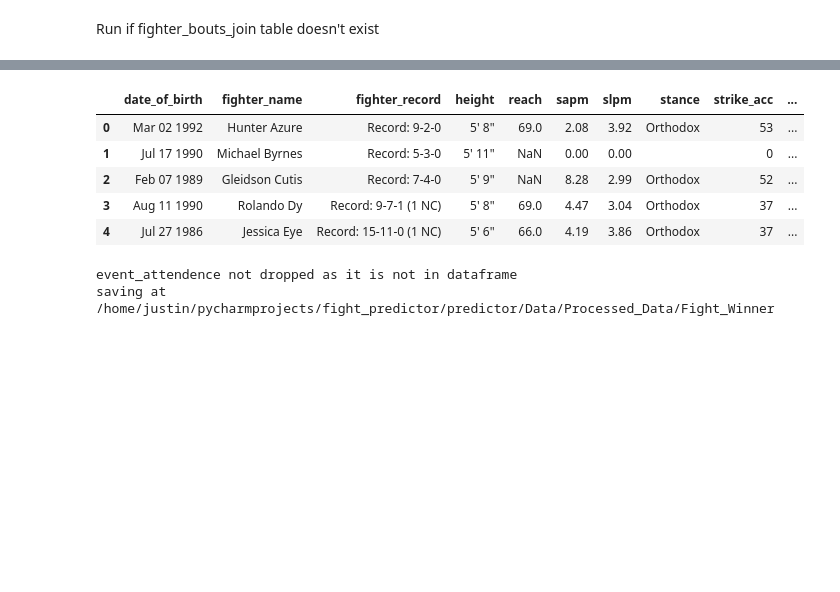
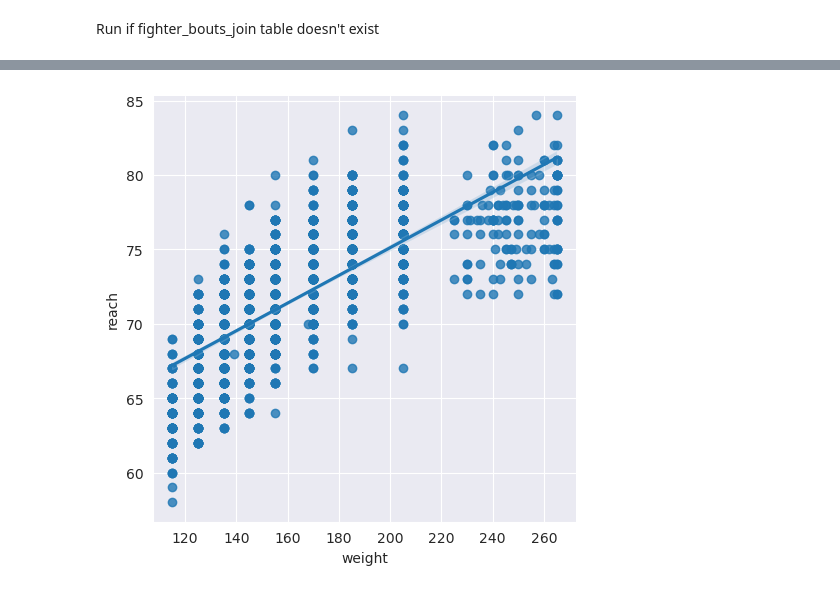
Before and after one commit to shere-khan/fight_predictor, a Jupyter notebook: predictor/Notebooks/Untitled.ipynb, the cells around one changed output, grey strips where cells are left out. Cells and saved outputs as stored; diff of their text form; code cells hidden in the pictures; blank space fills up the shorter version.

```diff
--- a/predictor/Notebooks/Untitled.ipynb
+++ b/predictor/Notebooks/Untitled.ipynb
@@ -40,6 +60,6 @@ Run if fighter_bouts_join table doesn't exist
 
 #fbjdb.to_csv(data_dir / "fighter_bouts_joined.csv")
 # %%
-fightersdb = pd.read_sql_query("SELECT * FROM fighters", cnx)
-boutsdb = pd.read_sql_query("SELECT * FROM bouts", cnx)
-fbjdb = pd.read_sql_query("SELECT * FROM fighter_bouts_joined", cnx)
+fdf = pd.read_sql_query("SELECT * FROM fighters", cnx)
+bdf = pd.read_sql_query("SELECT * FROM bouts", cnx)
+fbdf = pd.read_sql_query("SELECT * FROM fighter_bouts_joined", cnx)
@@ -81,9 +65,0 @@ boutsdb.head()
-# %%
-fightersdb.head()
-# %% [output]
-|  | date_of_birth | fighter_name | fighter_record | height | reach | sapm | slpm | stance | strike_acc | ... |
-| 0 | Mar 02 1992 | Hunter Azure | Record: 9-2-0 | 5' 8" | 69.0 | 2.08 | 3.92 | Orthodox | 53 | ... |
-| 1 | Jul 17 1990 | Michael Byrnes | Record: 5-3-0 | 5' 11" | NaN | 0.00 | 0.00 |  | 0 | ... |
-| 2 | Feb 07 1989 | Gleidson Cutis | Record: 7-4-0 | 5' 9" | NaN | 8.28 | 2.99 | Orthodox | 52 | ... |
-| 3 | Aug 11 1990 | Rolando Dy | Record: 9-7-1 (1 NC) | 5' 8" | 69.0 | 4.47 | 3.04 | Orthodox | 37 | ... |
-| 4 | Jul 27 1986 | Jessica Eye | Record: 15-11-0 (1 NC) | 5' 6" | 66.0 | 4.19 | 3.86 | Orthodox | 37 | ... |
@@ -93,7 +66,14 @@ import processor
-# %%
-base_dir = project_root / "predictor"
-proc = processor.Processor(fbjdb, base_dir)
-proc.main()
-# %% [output]
-event_attendence not dropped as it is not in dataframe
-saving at /home/justin/pycharmprojects/fight_predictor/predictor/Data/Processed_Data/Fight_Winner
+# %%
+replacedash = lambda x: np.nan if x == "--" else x
+fdf["dob"] = fdf["date_of_birth"].apply(replacedash)
+fdf["dob"] = pd.to_datetime(fdf["dob"])
+# fdf.head(20)
+# %%
+import seaborn as sns
+import matplotlib.pyplot as plt
+
+tempdf = fdf[["weight", "reach"]].dropna()
+sns.lmplot(data=tempdf, x="weight", y="reach")
+plt.show()
+# %% [output]
+[figure, added]
```
Also changed, not shown: parts of 24 cells of this notebook, 8 other files.
